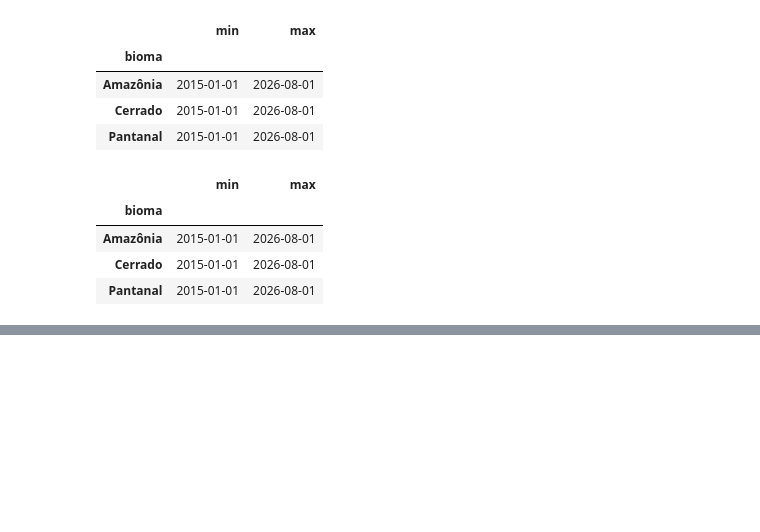
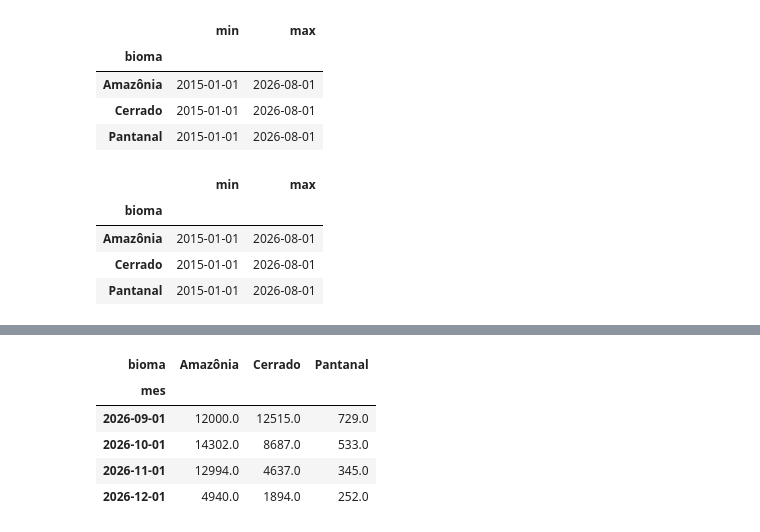
Before and after one commit to e-EstefaneAndrade/queimadas-biomas, a Jupyter notebook: notebooks/05_previsao.ipynb, the cells around one changed output, grey strips where cells are left out. Saved outputs shown, nothing was run; the diff lists cells and outputs as text; code cells hidden in the pictures; blank space fills up the shorter version.

```diff
--- a/notebooks/05_previsao.ipynb
+++ b/notebooks/05_previsao.ipynb
@@ -34,0 +45,11 @@ clima.groupby("bioma")["mes"].agg(["min", "max"])
+# %%
+normais = models.climate_normals(clima)
+previsao = models.forecast_future(monthly, modelo, normais, n_months=4)
+previsao.pivot(index="mes", columns="bioma", values="focos_previsto").round(0)
+# %% [output]
+| bioma | Amazônia | Cerrado | Pantanal |
+| mes |  |  |  |
+| 2026-09-01 | 12000.0 | 12515.0 | 729.0 |
+| 2026-10-01 | 14302.0 | 8687.0 | 533.0 |
+| 2026-11-01 | 12994.0 | 4637.0 | 345.0 |
+| 2026-12-01 | 4940.0 | 1894.0 | 252.0 |
```
Also changed, not shown: parts of 11 cells of this notebook, 3 other files.
